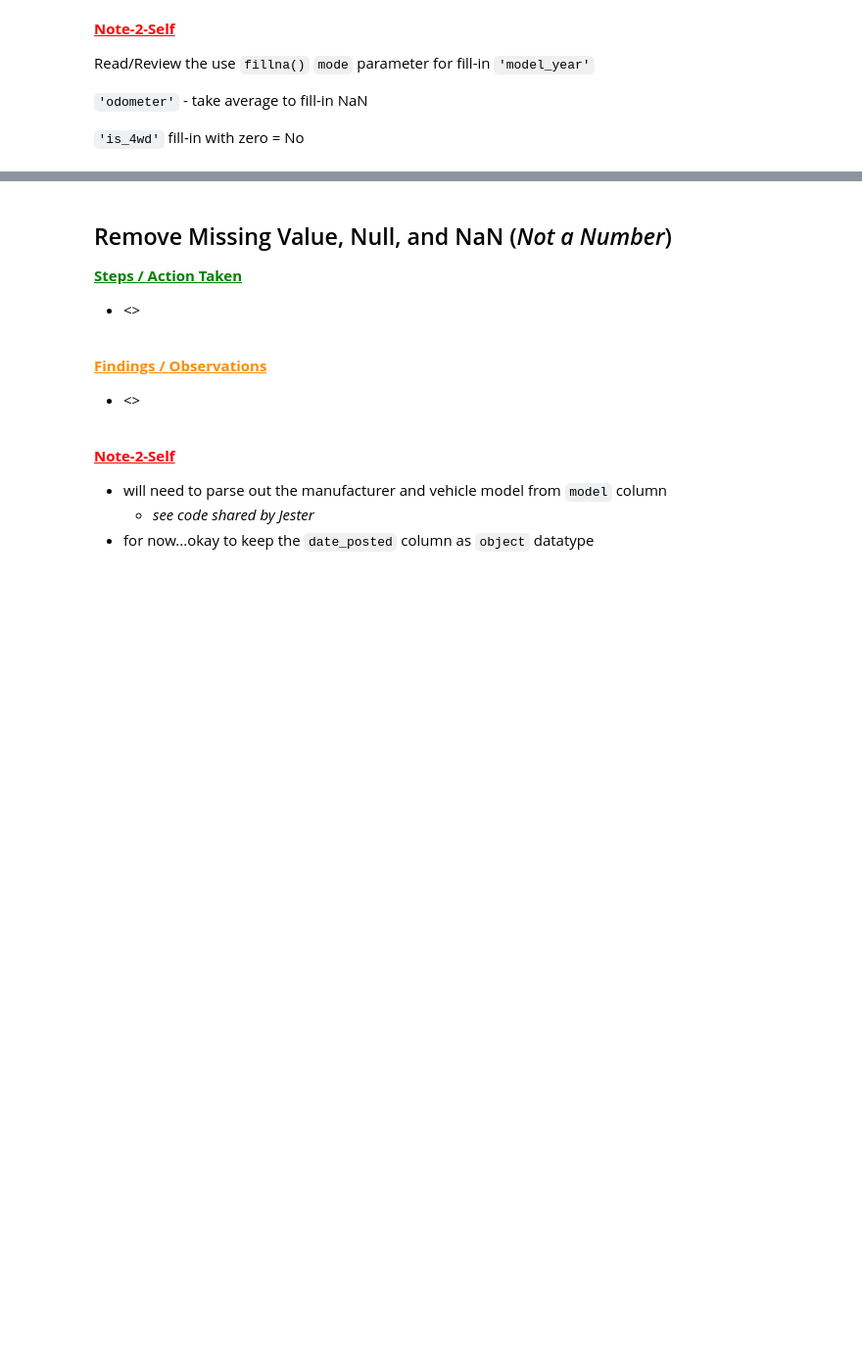
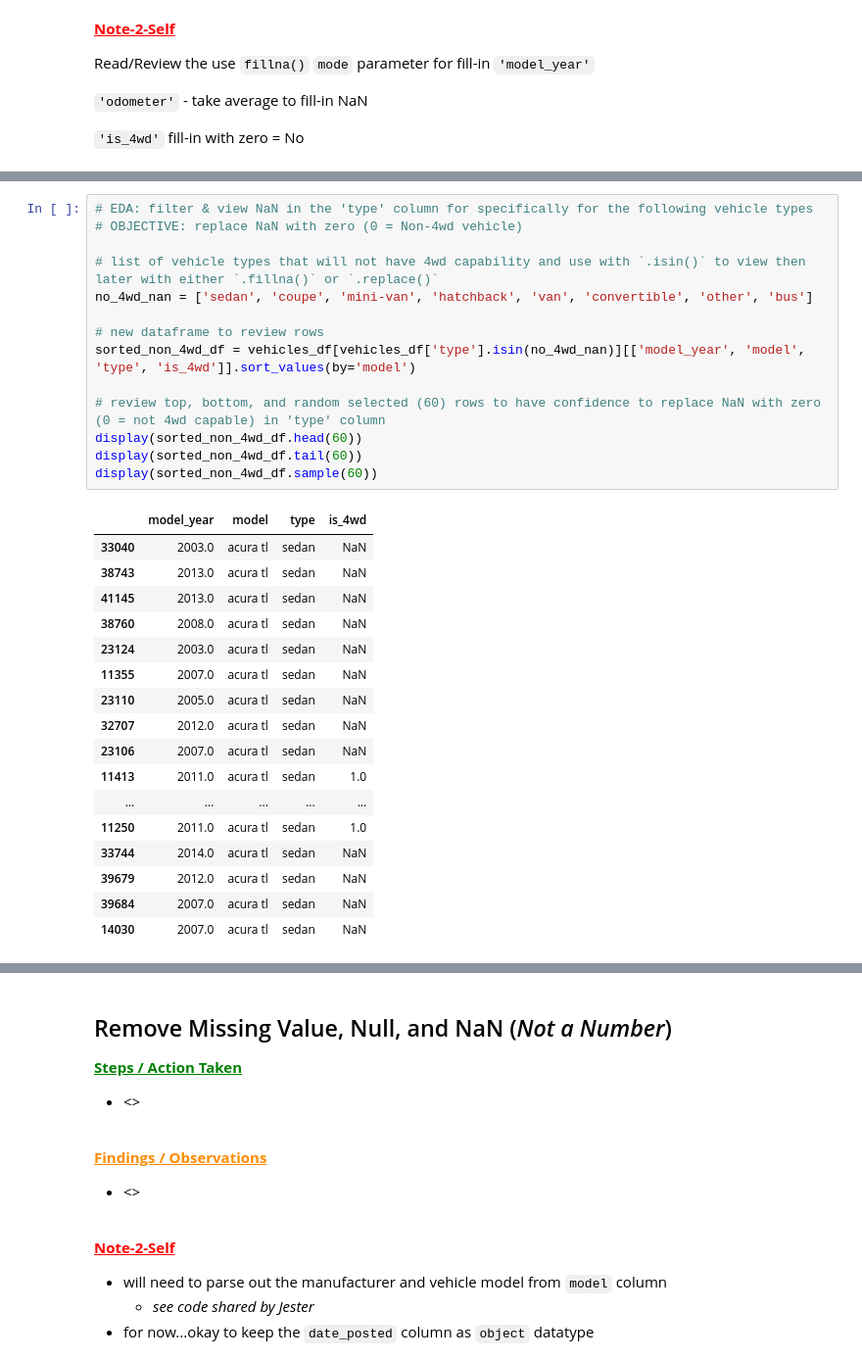
Before and after one commit to MelvicTN/SW_Development_Tool, a Jupyter notebook: EDA.ipynb, the cells around one changed output, grey strips where cells are left out. Shown at 98% size. Cells and saved outputs as stored; diff of their text form; blank space fills up the shorter version.

```diff
--- a/EDA.ipynb
+++ b/EDA.ipynb
@@ -254,0 +295,32 @@ Name: count, dtype: int64
+# %%
+# EDA: filter & view NaN in the 'type' column for specifically for the following vehicle types
+# OBJECTIVE: replace NaN with zero (0 = Non-4wd vehicle)
+
+# list of vehicle types that will not have 4wd capability and use with `.isin()` to view then later with either `.fillna()` or `.replace()`
+no_4wd_nan = ['sedan', 'coupe', 'mini-van', 'hatchback', 'van', 'convertible', 'other', 'bus']
+
+# new dataframe to review rows
+sorted_non_4wd_df = vehicles_df[vehicles_df['type'].isin(no_4wd_nan)][['model_year', 'model', 'type', 'is_4wd']].sort_values(by='model')
+
+# review top, bottom, and random selected (60) rows to have confidence to replace NaN with zero (0 = not 4wd capable) in 'type' column
+display(sorted_non_4wd_df.head(60))
+display(sorted_non_4wd_df.tail(60))
+display(sorted_non_4wd_df.sample(60))
+# %% [output]
+|  | model_year | model | type | is_4wd |
+| 33040 | 2003.0 | acura tl | sedan | NaN |
+| 38743 | 2013.0 | acura tl | sedan | NaN |
+| 41145 | 2013.0 | acura tl | sedan | NaN |
+| 38760 | 2008.0 | acura tl | sedan | NaN |
+| 23124 | 2003.0 | acura tl | sedan | NaN |
+| 11355 | 2007.0 | acura tl | sedan | NaN |
+| 23110 | 2005.0 | acura tl | sedan | NaN |
+| 32707 | 2012.0 | acura tl | sedan | NaN |
+| 23106 | 2007.0 | acura tl | sedan | NaN |
+| 11413 | 2011.0 | acura tl | sedan | 1.0 |
+| ... | ... | ... | ... | ... |
+| 11250 | 2011.0 | acura tl | sedan | 1.0 |
+| 33744 | 2014.0 | acura tl | sedan | NaN |
+| 39679 | 2012.0 | acura tl | sedan | NaN |
+| 39684 | 2007.0 | acura tl | sedan | NaN |
+| 14030 | 2007.0 | acura tl | sedan | NaN |
```
Also changed, not shown: parts of 22 cells of this notebook.
